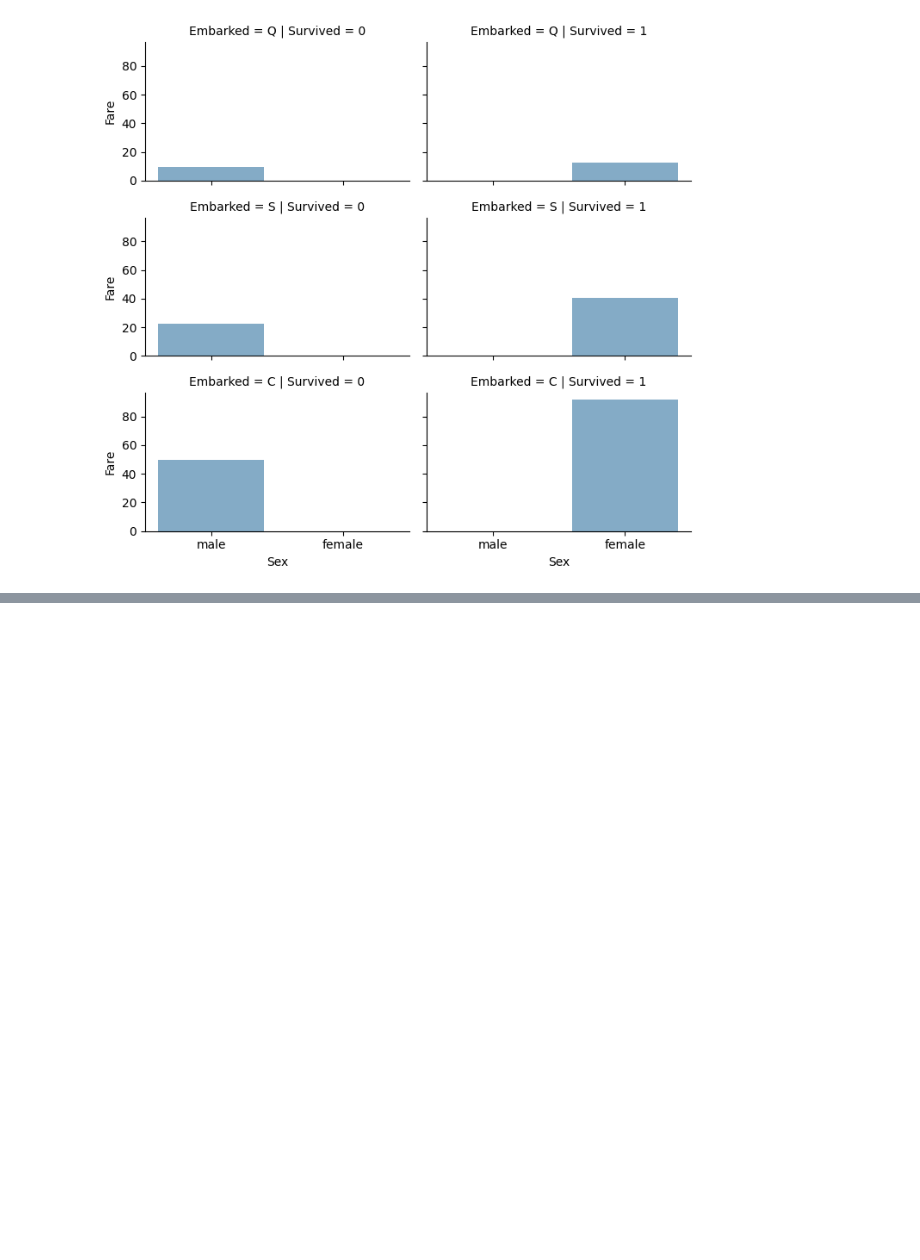
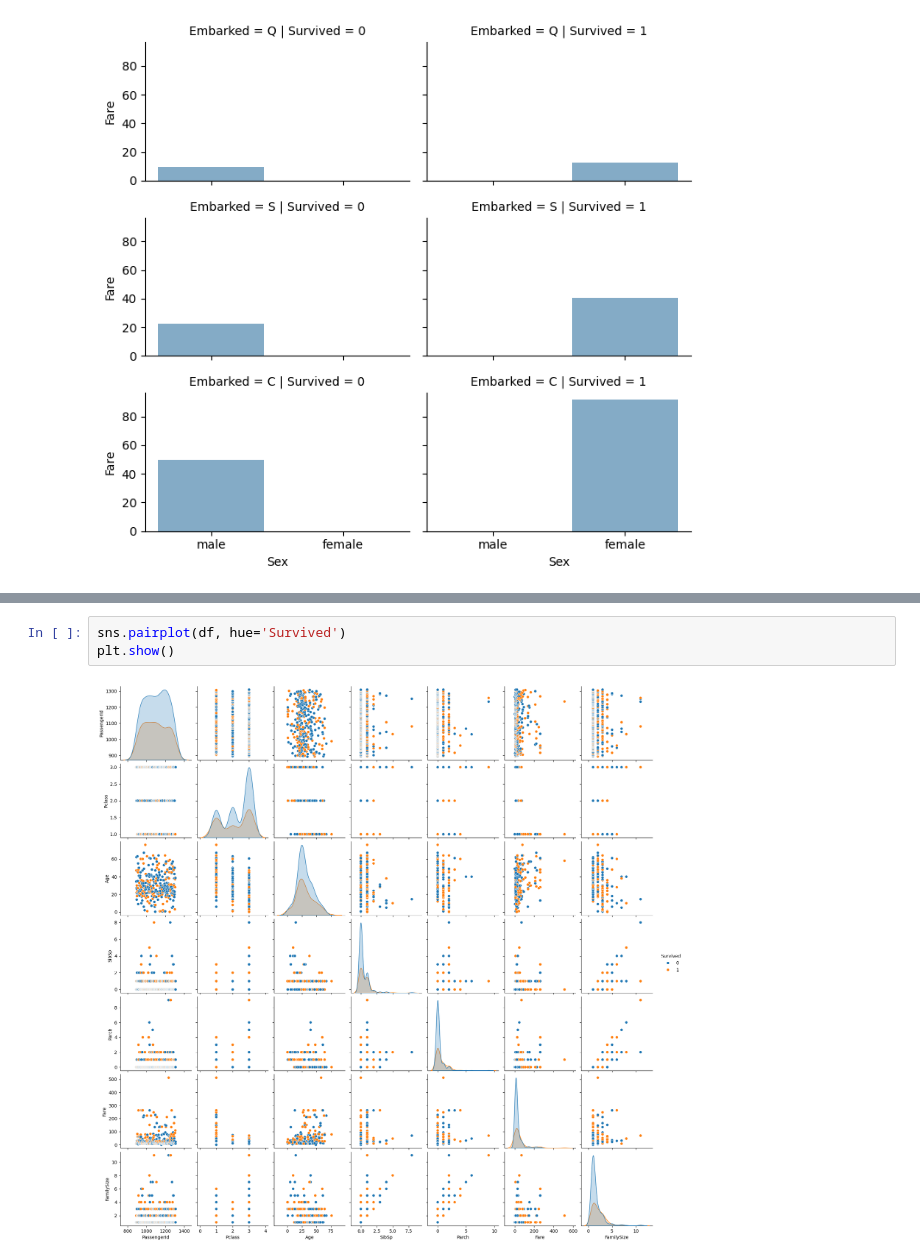
Before and after one commit to Roopashree1901/Titanic-Data-Analysis, a Jupyter notebook: titanic data.ipynb, the cells around one changed output, grey strips where cells are left out. Drawn from its saved outputs; the diff is of its cells as text; blank space fills up the shorter version.

```diff
--- a/titanic data.ipynb
+++ b/titanic data.ipynb
@@ -139,0 +168,5 @@ plt.show()
+# %%
+sns.pairplot(df, hue='Survived')
+plt.show()
+# %% [output]
+[figure, added]
```
Also changed, not shown: parts of 10 cells of this notebook.
